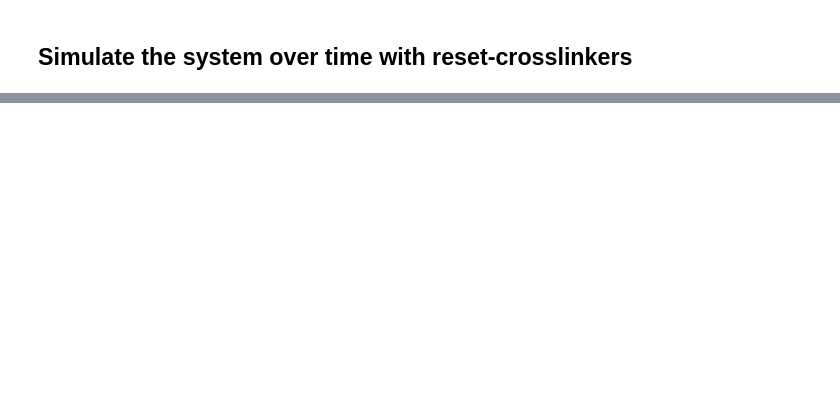
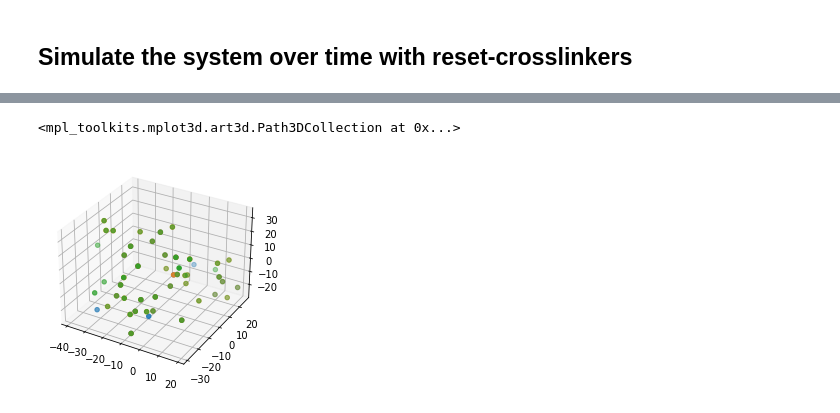
Before and after one commit to HugoLeRoy94/Aging_Condensate, a Jupyter notebook: distribution_linkers_along_L/compute_distribution.ipynb, the cells around one changed output, grey strips where cells are left out. Cells and saved outputs as stored; diff of their text form; code cells hidden in the pictures; blank space fills up the shorter version.

```diff
--- a/distribution_linkers_along_L/compute_distribution.ipynb
+++ b/distribution_linkers_along_L/compute_distribution.ipynb
@@ -46,0 +133,9 @@ plt.plot(np.arange(0,tmax,tmax//Nloop)
+# %%
+fig = plt.figure()
+ax = fig.add_subplot(projection='3d')
+ax.scatter(linkers[1][:,0],linkers[1][:,1],linkers[1][:,2])
+ax.scatter(linkers[linkers.__len__()//2][:,0],linkers[linkers.__len__()//2][:,1],linkers[linkers.__len__()//2][:,2])
+ax.scatter(linkers[-1][:,0],linkers[-1][:,1],linkers[-1][:,2])
+# %% [output]
+<mpl_toolkits.mplot3d.art3d.Path3DCollection at 0x...>
+[figure, added]
```
Also changed, not shown: parts of 19 cells of this notebook, 4 other files.
